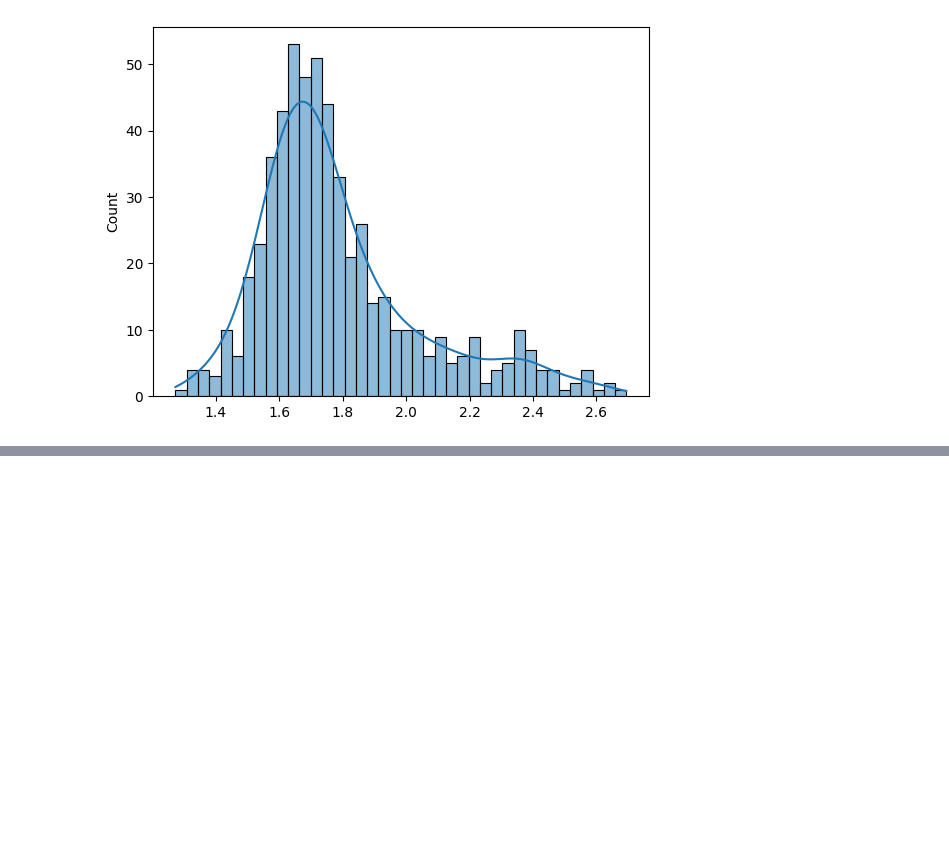
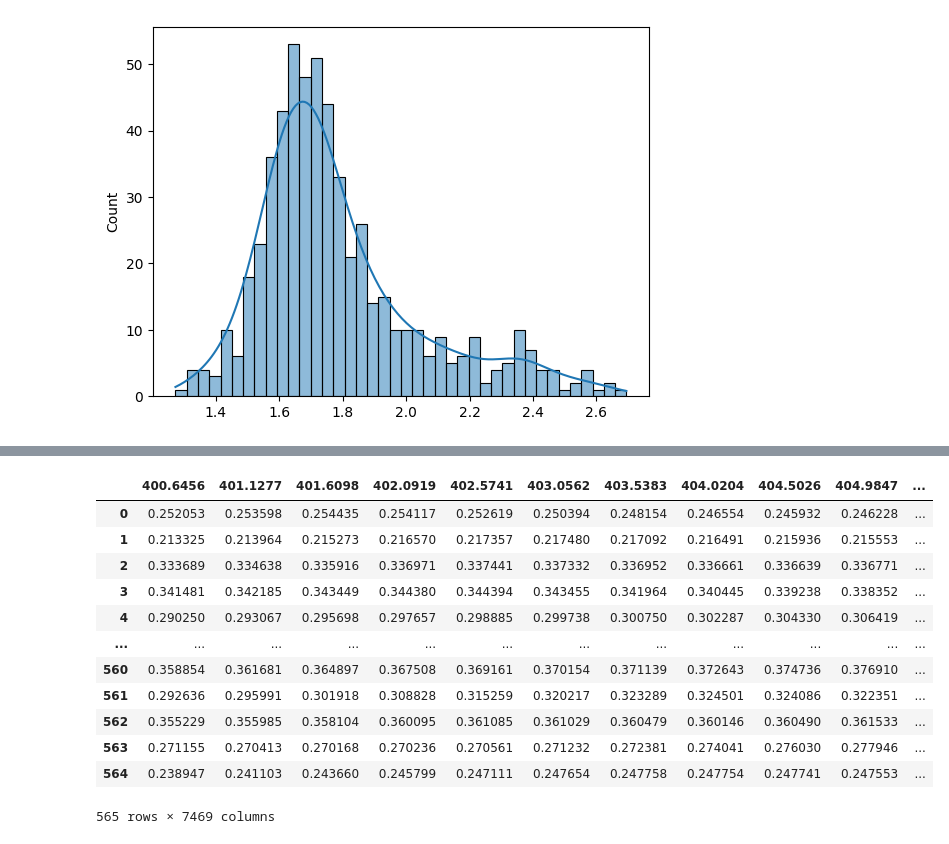
Before and after one commit to MelnychenkoM/ml_methods_hba1c, a Jupyter notebook: data_analysis.ipynb, the cells around one changed output, grey strips where cells are left out. Drawn from its saved outputs; the diff is of its cells as text; code cells hidden in the pictures; blank space fills up the shorter version.

```diff
--- a/data_analysis.ipynb
+++ b/data_analysis.ipynb
@@ -319,2 +369,16 @@ sns.histplot(hba1c_log_transform, kde=True, bins=40)
 # %%
-dataset.to_csv('~/data/dataset_565.csv', index=False)
+pd.read_csv('~/data/dataset_565.csv')
+# %% [output]
+|  | 400.6456 | 401.1277 | 401.6098 | 402.0919 | 402.5741 | 403.0562 | 403.5383 | 404.0204 | 404.5026 | 404.9847 | ... |
+| 0 | 0.252053 | 0.253598 | 0.254435 | 0.254117 | 0.252619 | 0.250394 | 0.248154 | 0.246554 | 0.245932 | 0.246228 | ... |
+| 1 | 0.213325 | 0.213964 | 0.215273 | 0.216570 | 0.217357 | 0.217480 | 0.217092 | 0.216491 | 0.215936 | 0.215553 | ... |
+| 2 | 0.333689 | 0.334638 | 0.335916 | 0.336971 | 0.337441 | 0.337332 | 0.336952 | 0.336661 | 0.336639 | 0.336771 | ... |
+| 3 | 0.341481 | 0.342185 | 0.343449 | 0.344380 | 0.344394 | 0.343455 | 0.341964 | 0.340445 | 0.339238 | 0.338352 | ... |
+| 4 | 0.290250 | 0.293067 | 0.295698 | 0.297657 | 0.298885 | 0.299738 | 0.300750 | 0.302287 | 0.304330 | 0.306419 | ... |
+| ... | ... | ... | ... | ... | ... | ... | ... | ... | ... | ... | ... |
+| 560 | 0.358854 | 0.361681 | 0.364897 | 0.367508 | 0.369161 | 0.370154 | 0.371139 | 0.372643 | 0.374736 | 0.376910 | ... |
+| 561 | 0.292636 | 0.295991 | 0.301918 | 0.308828 | 0.315259 | 0.320217 | 0.323289 | 0.324501 | 0.324086 | 0.322351 | ... |
+| 562 | 0.355229 | 0.355985 | 0.358104 | 0.360095 | 0.361085 | 0.361029 | 0.360479 | 0.360146 | 0.360490 | 0.361533 | ... |
+| 563 | 0.271155 | 0.270413 | 0.270168 | 0.270236 | 0.270561 | 0.271232 | 0.272381 | 0.274041 | 0.276030 | 0.277946 | ... |
+| 564 | 0.238947 | 0.241103 | 0.243660 | 0.245799 | 0.247111 | 0.247654 | 0.247758 | 0.247754 | 0.247741 | 0.247553 | ... |
+565 rows × 7469 columns
```
Also changed, not shown: parts of 6 cells of this notebook, 6 other files.
